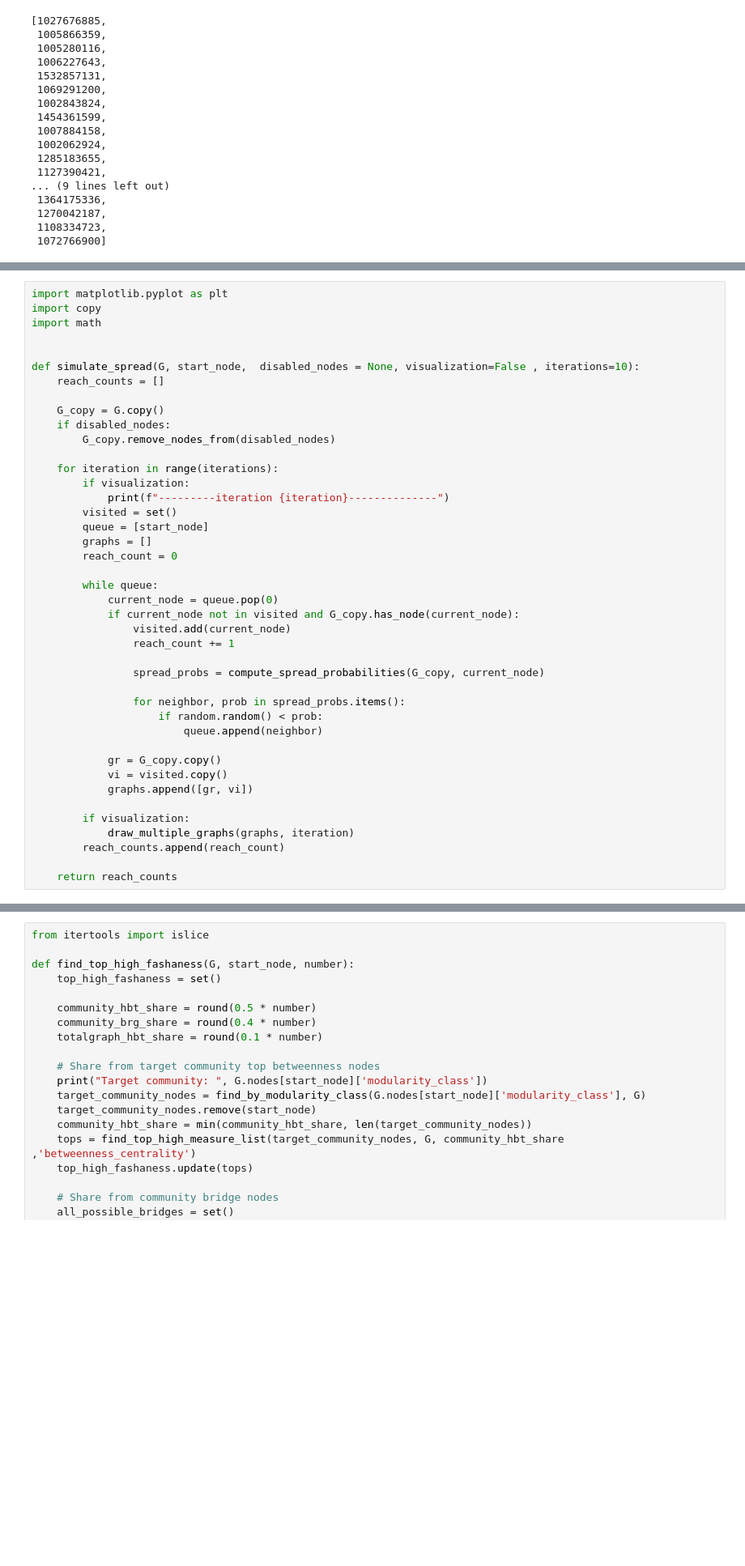
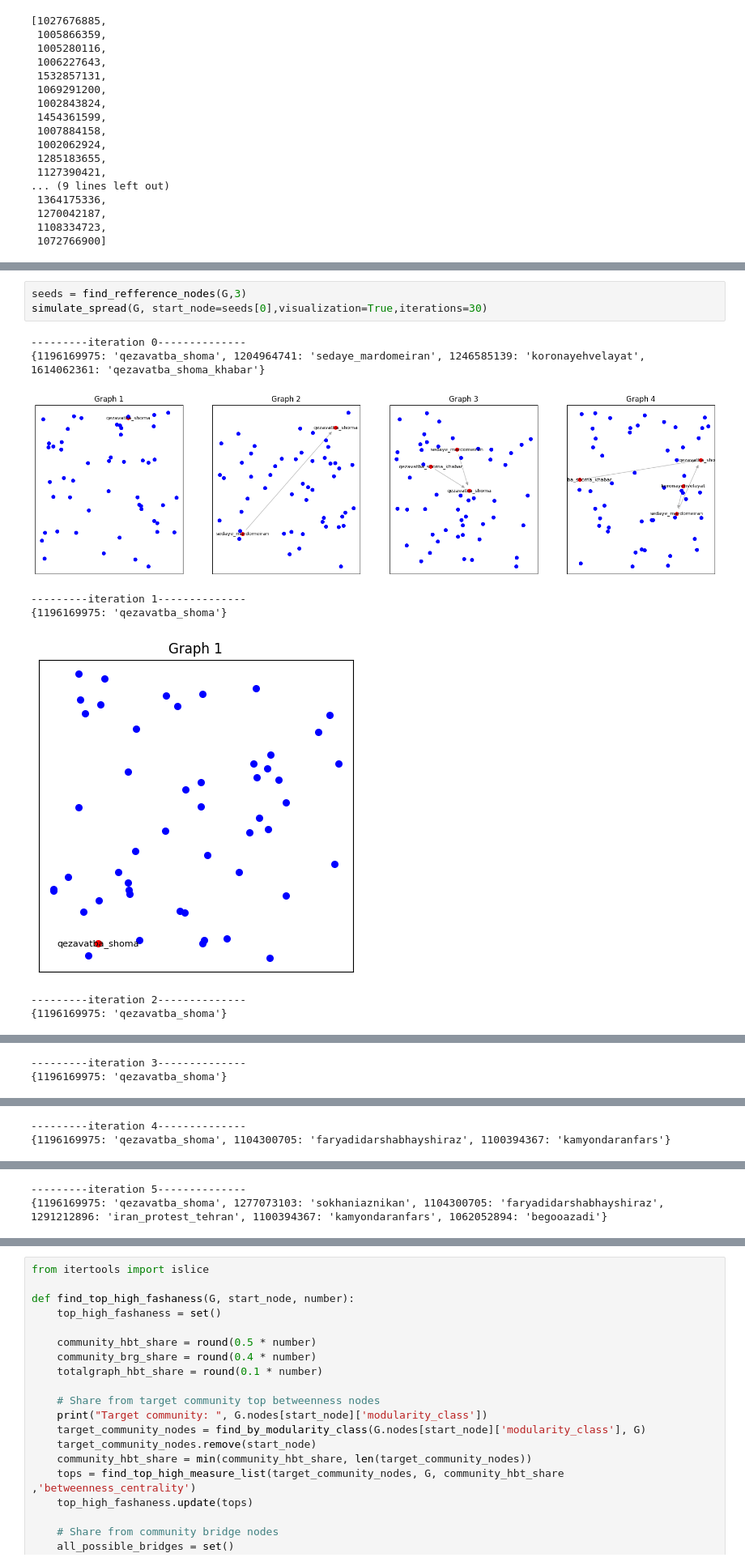
Before and after one commit to FaSha20/Finding-the-Most-Influential-Nodes-in-Social-Network, a Jupyter notebook: diffusion_models.ipynb, the cells around one changed output, grey strips where cells are left out. Shown at 81% size. Cells and saved outputs as stored; diff of their text form; blank space fills up the shorter version.

```diff
--- a/diffusion_models.ipynb
+++ b/diffusion_models.ipynb
@@ -200,45 +197,15 @@ def simulate_spread(G, start_node,  disabled_nodes = None, visualization=False ,
         reach_counts.append(reach_count)
 
     return reach_counts
-# %%
-import matplotlib.pyplot as plt
-import copy
-import math
-
-
-def simulate_spread(G, start_node,  disabled_nodes = None, visualization=False , iterations=10):
-    reach_counts = []
-
-    G_copy = G.copy()
-    if disabled_nodes:
-        G_copy.remove_nodes_from(disabled_nodes)
-
-    for iteration in range(iterations):
-        if visualization:
-            print(f"---------iteration {iteration}--------------")
-        visited = set()
-        queue = [start_node]
-        graphs = []
-        reach_count = 0
-
-        while queue:
-            current_node = queue.pop(0)
-            if current_node not in visited and G_copy.has_node(current_node):
-                visited.add(current_node)
-                reach_count += 1
-
-                spread_probs = compute_spread_probabilities(G_copy, current_node)
-
-                for neighbor, prob in spread_probs.items():
-                    if random.random() < prob:
-                        queue.append(neighbor)
-
-            gr = G_copy.copy()
-            vi = visited.copy()
-            graphs.append([gr, vi])
-
-        if visualization:
-            draw_multiple_graphs(graphs, iteration)
-        reach_counts.append(reach_count)
-
-    return reach_counts
+# %%
+seeds = find_refference_nodes(G,3)
+simulate_spread(G, start_node=seeds[0],visualization=True,iterations=30)
+# %% [output]
+---------iteration 0--------------
+{1196169975: 'qezavatba_shoma', 1204964741: 'sedaye_mardomeiran', 1246585139: 'koronayehvelayat', 1614062361: 'qezavatba_shoma_khabar'}
+[figure, added]
+---------iteration 1--------------
+{1196169975: 'qezavatba_shoma'}
+[figure, added]
+---------iteration 2--------------
+{1196169975: 'qezavatba_shoma'}
@@ -244,0 +213,2 @@ def simulate_spread(G, start_node,  disabled_nodes = None, visualization=False ,
+---------iteration 3--------------
+{1196169975: 'qezavatba_shoma'}
@@ -244,0 +216,2 @@ def simulate_spread(G, start_node,  disabled_nodes = None, visualization=False ,
+---------iteration 4--------------
+{1196169975: 'qezavatba_shoma', 1104300705: 'faryadidarshabhayshiraz', 1100394367: 'kamyondaranfars'}
@@ -244,0 +219,2 @@ def simulate_spread(G, start_node,  disabled_nodes = None, visualization=False ,
+---------iteration 5--------------
+{1196169975: 'qezavatba_shoma', 1277073103: 'sokhaniaznikan', 1104300705: 'faryadidarshabhayshiraz', 1291212896: 'iran_protest_tehran', 1100394367: 'kamyondaranfars', 1062052894: 'begooazadi'}
```
Also changed, not shown: parts of 10 cells of this notebook.
